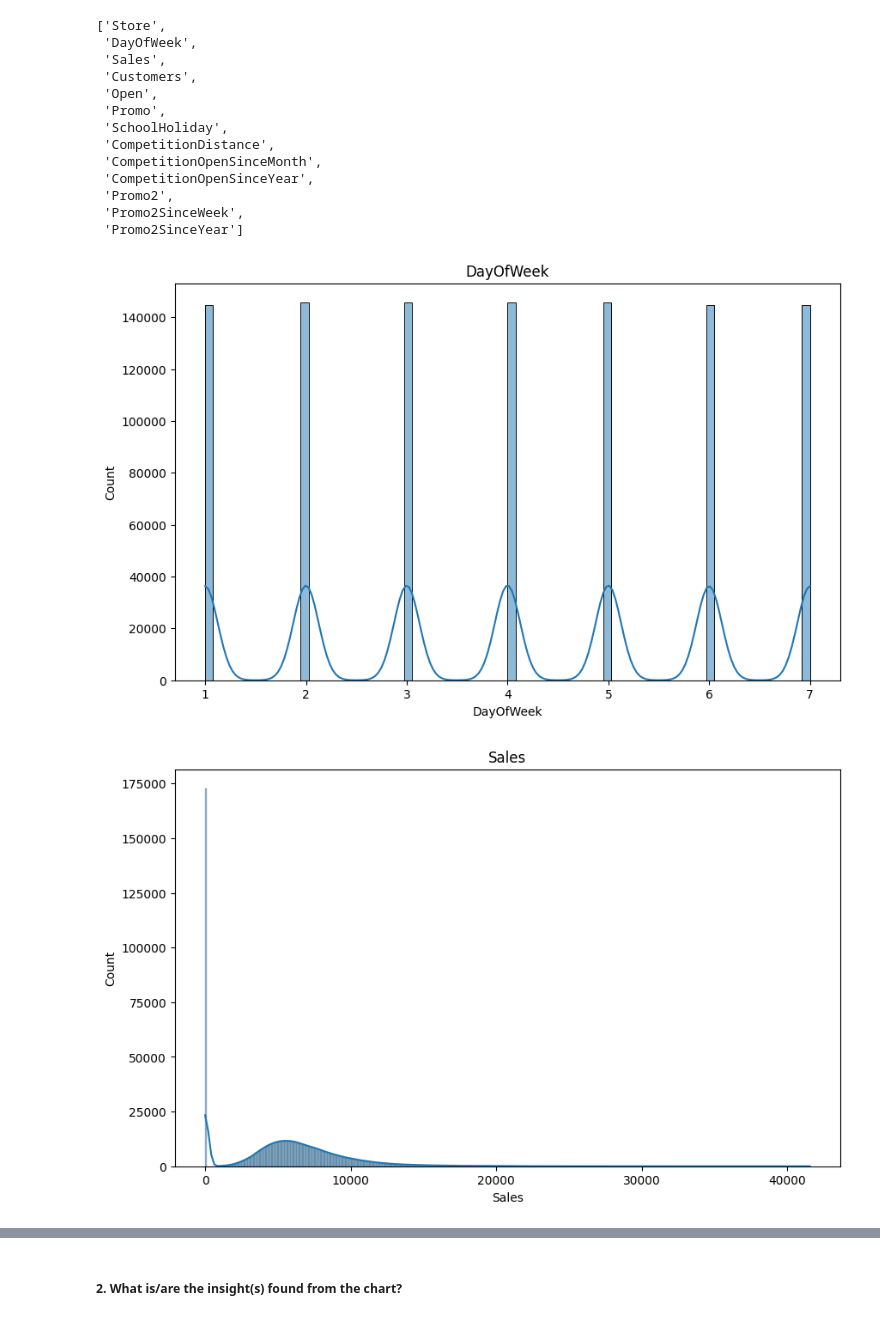
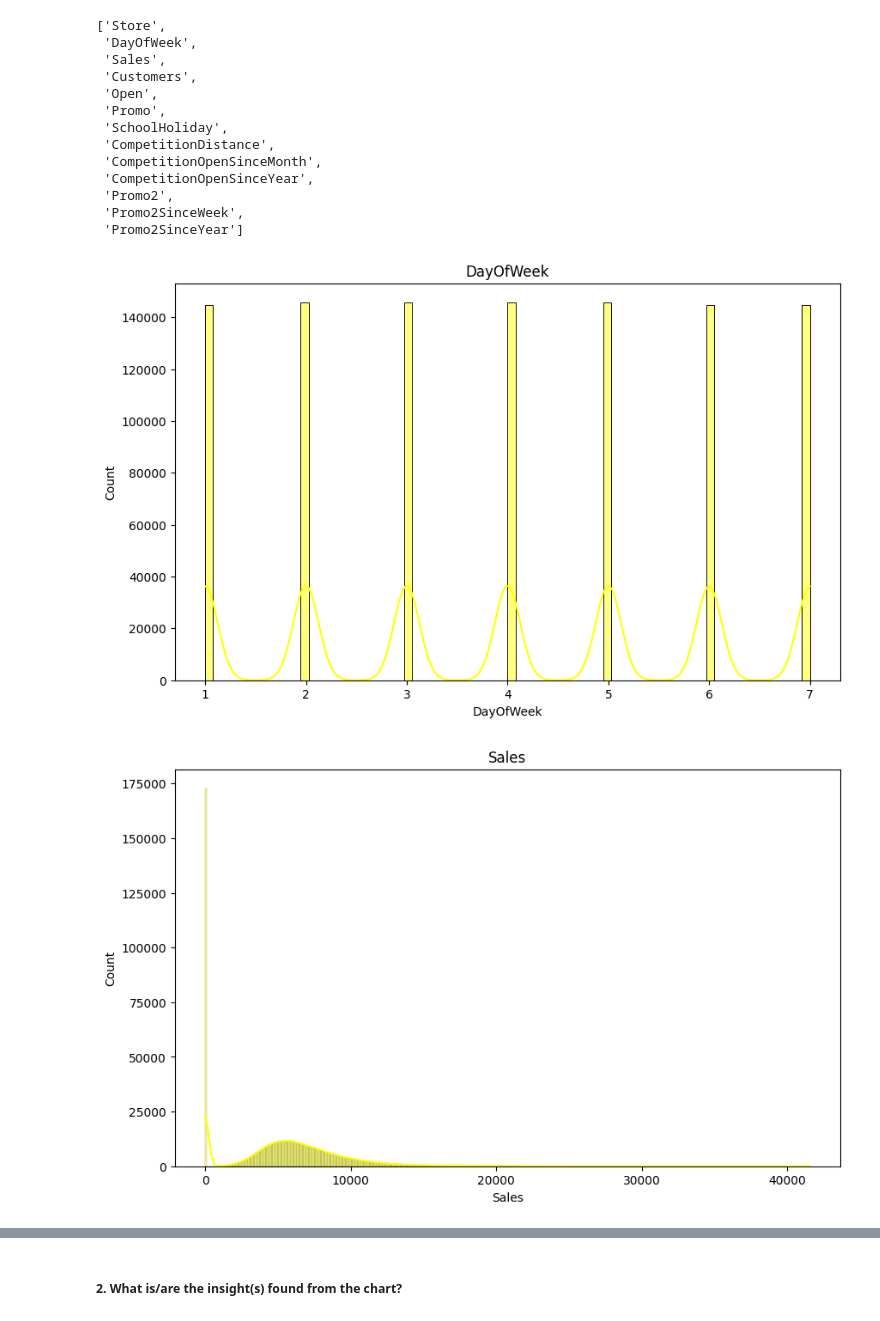
Before and after one commit to poojayadao12/Retail-Sales-Prediction-Project, a Jupyter notebook: Final_Retail_Sales_Prediction_Project_Supervised_Learning.ipynb, the cells around one changed output, grey strips where cells are left out. Saved outputs shown, nothing was run; the diff lists cells and outputs as text; code cells hidden in the pictures.

```diff
--- a/Final_Retail_Sales_Prediction_Project_Supervised_Learning.ipynb
+++ b/Final_Retail_Sales_Prediction_Project_Supervised_Learning.ipynb
@@ -840,11 +860,11 @@ numerical_values
 # %%
 for col in numerical_values[1:-3]:
   fig = plt.figure(figsize = (10,6))
   ax = fig.gca()
   feature = df[col]
-  sns.histplot(feature, ax = ax, kde=True)
+  sns.histplot(feature, ax = ax, kde=True,color ='yellow')
   ax.set_title(col)
 plt.show()
 # %% [output]
-[figure, old version]
+[figure, new version]
-[figure, old version]
+[figure, new version]
```
Also changed, not shown: parts of 100 cells of this notebook.
